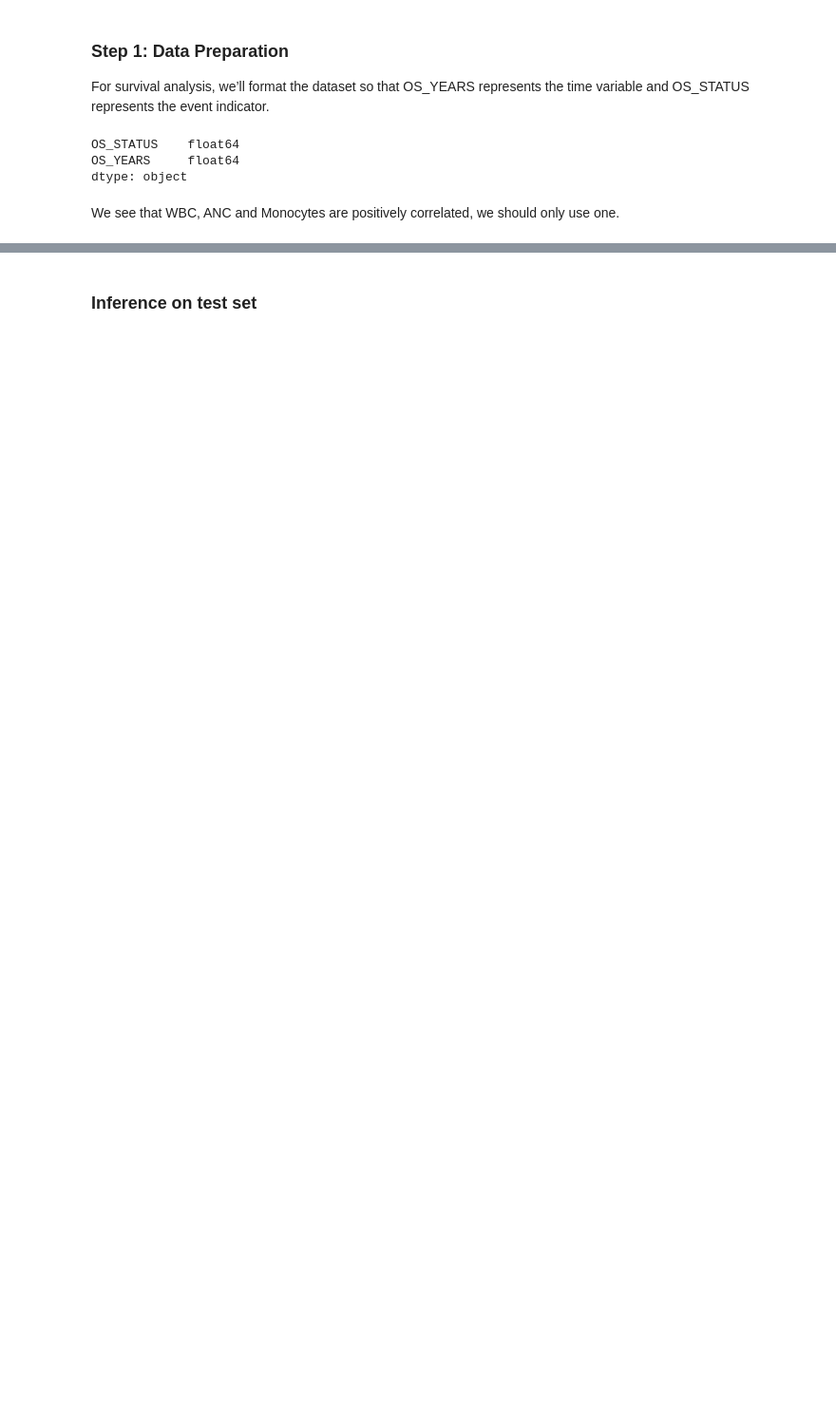
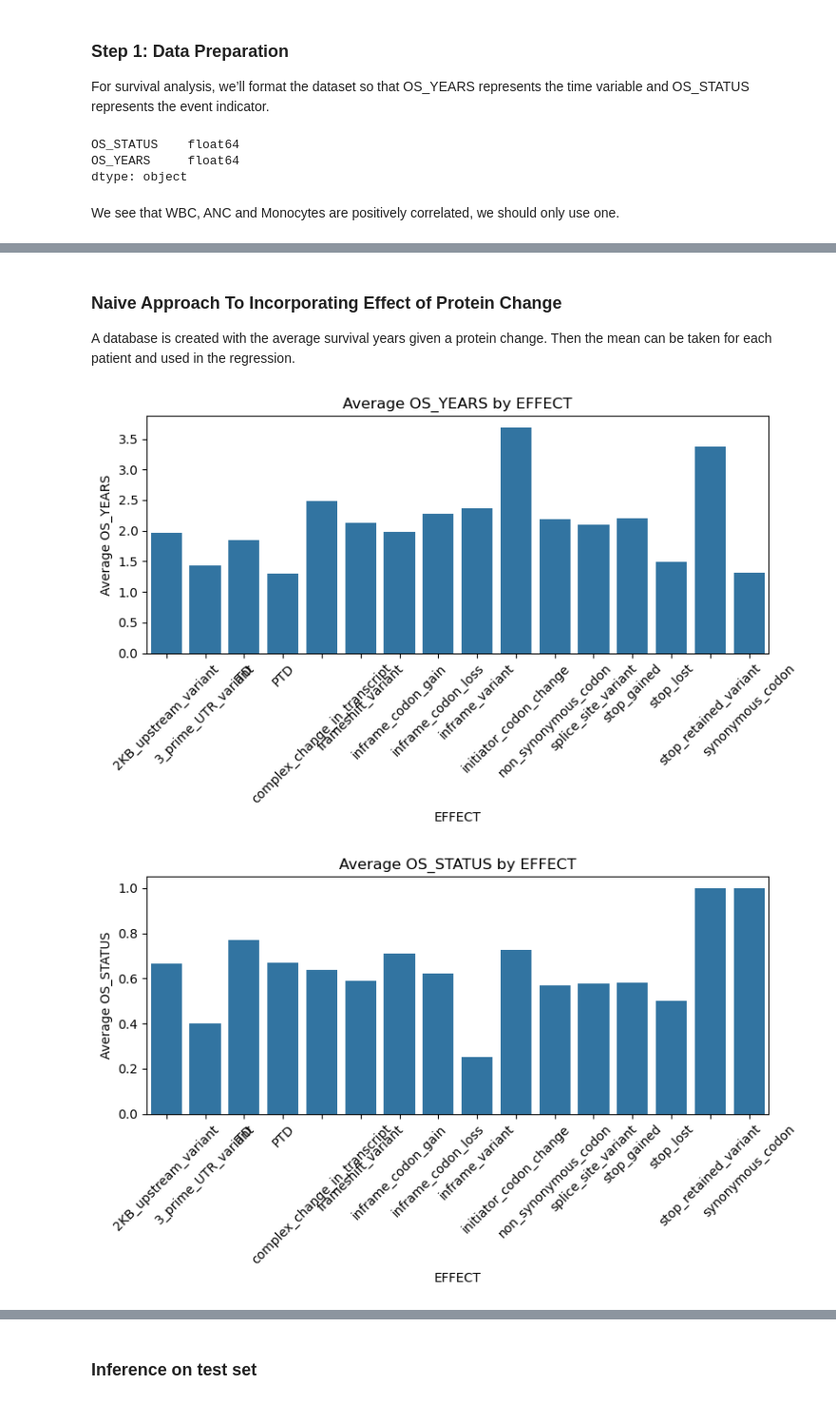
Before and after one commit to ni-phy/QRTChallenge, a Jupyter notebook: Solution.ipynb, the cells around one changed output, grey strips where cells are left out. Shown at 95% size. Saved outputs shown, nothing was run; the diff lists cells and outputs as text; code cells hidden in the pictures; blank space fills up the shorter version.

```diff
--- a/Solution.ipynb
+++ b/Solution.ipynb
@@ -261 +272,37 @@ LightGBM Survival Model Concordance Index IPCW on train: 0.70
 LightGBM Survival Model Concordance Index IPCW on test: 0.70
+# %% [markdown]
+### Naive Approach To Incorporating Effect of Protein Change
+
+A database is created with the average survival years given a protein change.
+Then the mean can be taken for each patient and used in the regression.
+# %%
+import matplotlib.pyplot as plt
+import seaborn as sns
+
+# Merge maf_df (EFFECT) with df_4 (risk_factor) and target_df (OS_YEARS, OS_STATUS) on 'ID'
+merged = maf_df[['ID', 'EFFECT']].merge(df_4[['ID']], on='ID', how='left').merge(target_df[['ID', 'OS_YEARS', 'OS_STATUS']], on='ID', how='left')
+
+# b) Histogram of EFFECT and the average OS_YEARS
+avg_os_years_by_effect = merged.groupby('EFFECT')['OS_YEARS'].mean().reset_index()
+plt.figure(figsize=(8, 5))
+sns.barplot(x='EFFECT', y='OS_YEARS', data=avg_os_years_by_effect)
+plt.title('Average OS_YEARS by EFFECT')
+plt.xlabel('EFFECT')
+plt.ylabel('Average OS_YEARS')
+plt.xticks(rotation=45)
+plt.tight_layout()
+plt.show()
+
+# b) Histogram of EFFECT and the average OS_STATUS
+avg_os_status_by_effect = merged.groupby('EFFECT')['OS_STATUS'].mean().reset_index()
+plt.figure(figsize=(8, 5))
+sns.barplot(x='EFFECT', y='OS_STATUS', data=avg_os_status_by_effect)
+plt.title('Average OS_STATUS by EFFECT')
+plt.xlabel('EFFECT')
+plt.ylabel('Average OS_STATUS')
+plt.xticks(rotation=45)
+plt.tight_layout()
+plt.show()
+# %% [output]
+[figure, added]
+[figure, added]
```
Also changed, not shown: parts of 20 cells of this notebook, 1 other file.
